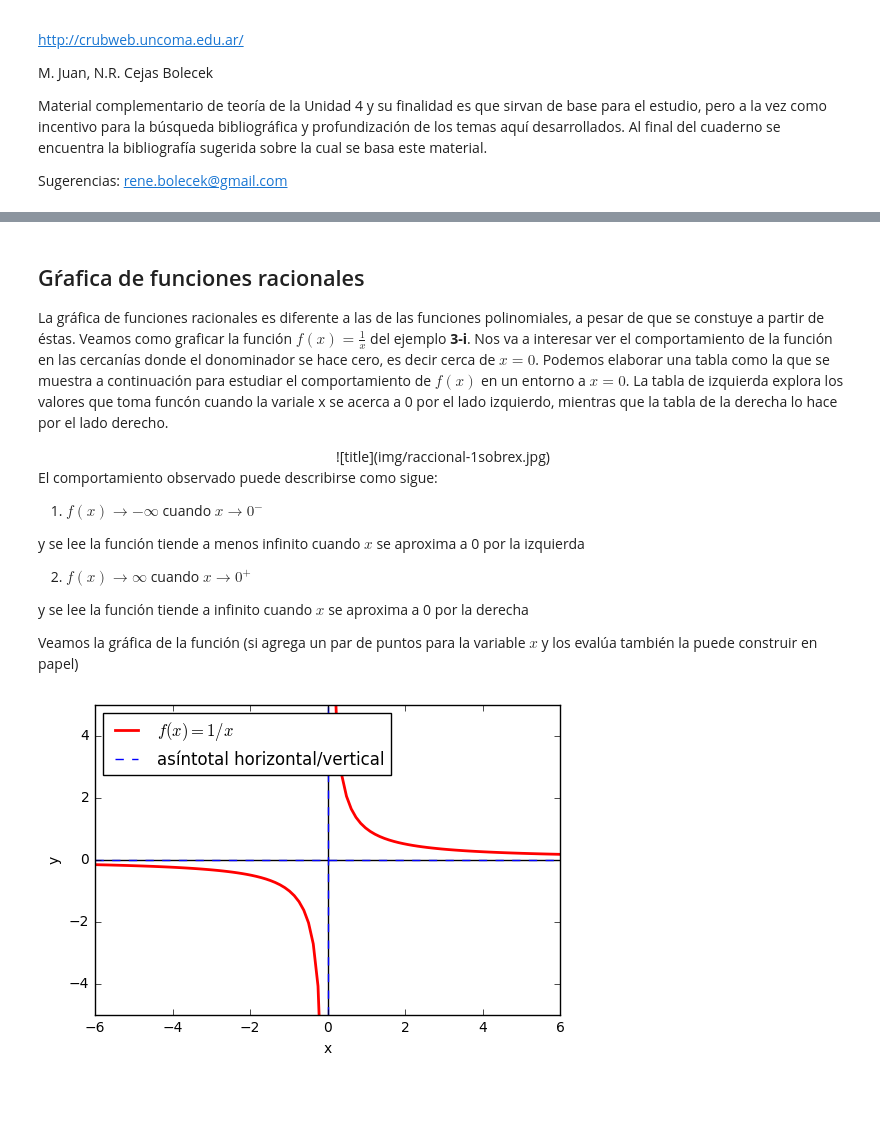
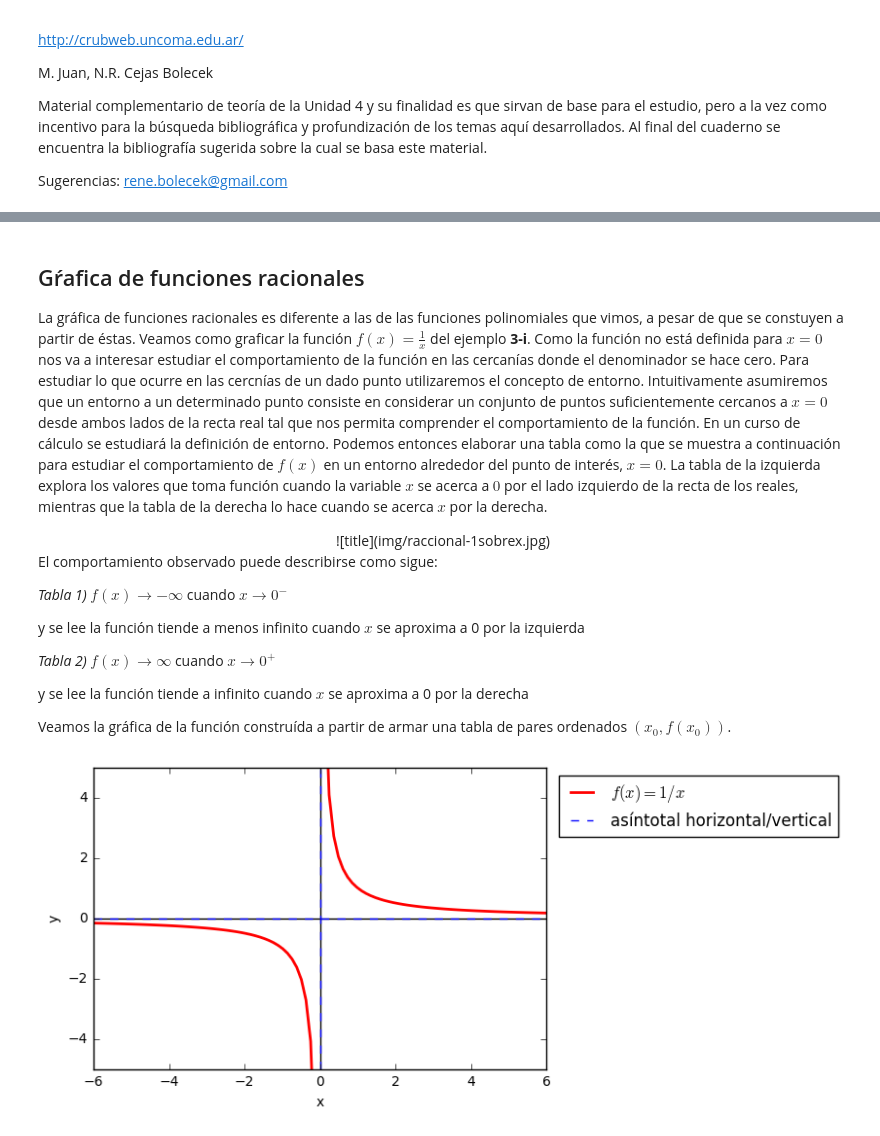
Before and after one commit to renexdev/matematica-general, a Jupyter notebook: racionales.ipynb, the cells around one changed output, grey strips where cells are left out. Saved outputs shown, nothing was run; the diff lists cells and outputs as text; code cells hidden in the pictures; blank space fills up the shorter version.

Commit message:
racionales

```diff
--- a/racionales.ipynb
+++ b/racionales.ipynb
@@ -38,7 +38,7 @@ iii)  $h(x)=\frac{x^3-2x^2+7}{x^2+1}$
 # %% [markdown]
 <h2> Gŕafica de funciones racionales</h2>
 
-La gráfica de funciones racionales es diferente a las de las funciones polinomiales, a pesar de que se constuye a partir de éstas. Veamos como graficar la función $f(x)=\frac{1}{x}$ del ejemplo **3-i**. Nos va a interesar ver el comportamiento de la función en las cercanías donde el donominador se hace cero, es decir cerca de $x=0$. Podemos elaborar una tabla como la que se muestra a continuación para estudiar el comportamiento de $f(x)$ en un entorno a $x=0$. La tabla de izquierda explora los valores que toma funcón cuando la variale x se acerca a 0 por el lado izquierdo, mientras que la tabla de la derecha lo hace por el lado derecho.
+La gráfica de funciones racionales es diferente a las de las funciones polinomiales que vimos, a pesar de que se constuyen a partir de éstas. Veamos como graficar la función $f(x)=\frac{1}{x}$ del ejemplo **3-i**. Como la función no está definida para $x=0$ nos va a interesar estudiar el comportamiento de la función en las cercanías donde el denominador se hace cero. Para estudiar lo que ocurre en las cercnías de un dado punto utilizaremos el concepto de entorno. Intuitivamente asumiremos que un entorno a un determinado punto consiste en considerar un conjunto de puntos suficientemente cercanos a $x=0$ desde ambos lados de la recta real tal que nos permita comprender el comportamiento de la función. En un curso de cálculo se estudiará la definición de entorno. Podemos entonces elaborar una tabla como la que se muestra a continuación para estudiar el comportamiento de $f(x)$ en un entorno alrededor del punto de interés, $x=0$. La tabla de la izquierda explora los valores que toma función cuando la variable $x$ se acerca a $0$ por el lado izquierdo de la recta de los reales, mientras que la tabla de la derecha lo hace cuando se acerca $x$ por la derecha.
 
 <center>
 <div style="width: 600px;" >
@@ -48,47 +48,47 @@ La gráfica de funciones racionales es diferente a las de las funciones polinomi
 
 El comportamiento observado puede describirse como sigue:
 
-1) $f(x) \rightarrow -\infty$ cuando $x\rightarrow 0^-$
+*Tabla 1)* $f(x) \rightarrow -\infty$ cuando $x\rightarrow 0^-$
 
 y se lee la función tiende a menos infinito cuando $x$ se aproxima a 0 por la izquierda
 
-2) $f(x) \rightarrow \infty$ cuando $x\rightarrow 0^+$
+*Tabla 2)* $f(x) \rightarrow \infty$ cuando $x\rightarrow 0^+$
 
 y se lee la función tiende a infinito cuando $x$ se aproxima a 0 por la derecha
 
-Veamos la gráfica de la función (si agrega un par de puntos para la variable $x$ y los evalúa también la puede construir en papel)
+Veamos la gráfica de la función construída a partir de armar una tabla de pares ordenados $(x_0,f(x_0))$.
 # %%
 
 %matplotlib inline
 from ipywidgets import *
 import numpy as np
 import matplotlib.pyplot as plt
 
 def racional(x):
     return 1/(x*1.)
 
 plt.figure()
 #Eje horizontal
 plt.axhline(0, color='black')
 #Eje vertical
 plt.axvline(0, color='black')
 #Grafico la funcion por partes
 x1 = np.linspace(-6, -1e-8, 50)
 x2 = np.linspace(1e-8, 6, 50)
 plt.plot(x1,racional(x1), 'r', lw= 2, label='$f(x)=1/x$')
 plt.plot(x2,racional(x2), 'r',lw= 2)
 #Asíntota vertical
 plt.axvline(0, linestyle='--',color='blue',label='asíntotal horizontal/vertical')
 #Asíntota horizontal
 plt.axhline(0, linestyle='--',color='blue')
 #Establezco limites para graficar
 plt.xlim(-6, 6)
 plt.ylim(-5, 5)
 #Titulo y nombre a los ejes
 plt.xlabel("x")
 plt.ylabel("y")
-plt.legend(loc='upper left')
+plt.legend(bbox_to_anchor=(1.01, 1), loc='upper left')
 plt.show()
 # %% [output]
-[figure, old version]
+[figure, new version]
 # %% [markdown]
```
Also changed, not shown: parts of 10 cells of this notebook, 6 other files.
